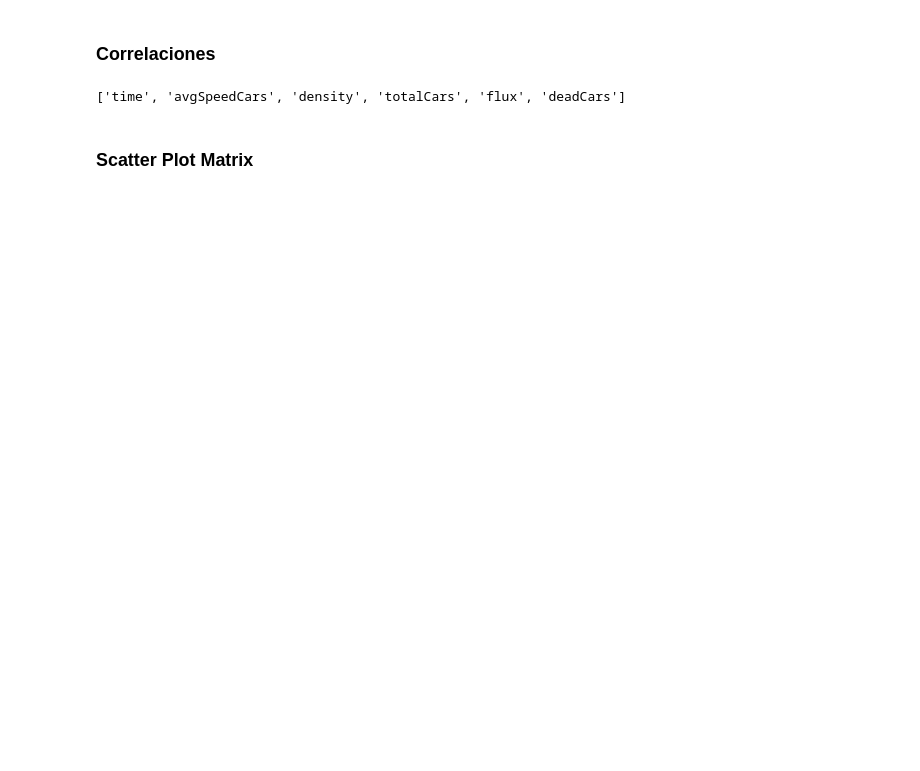
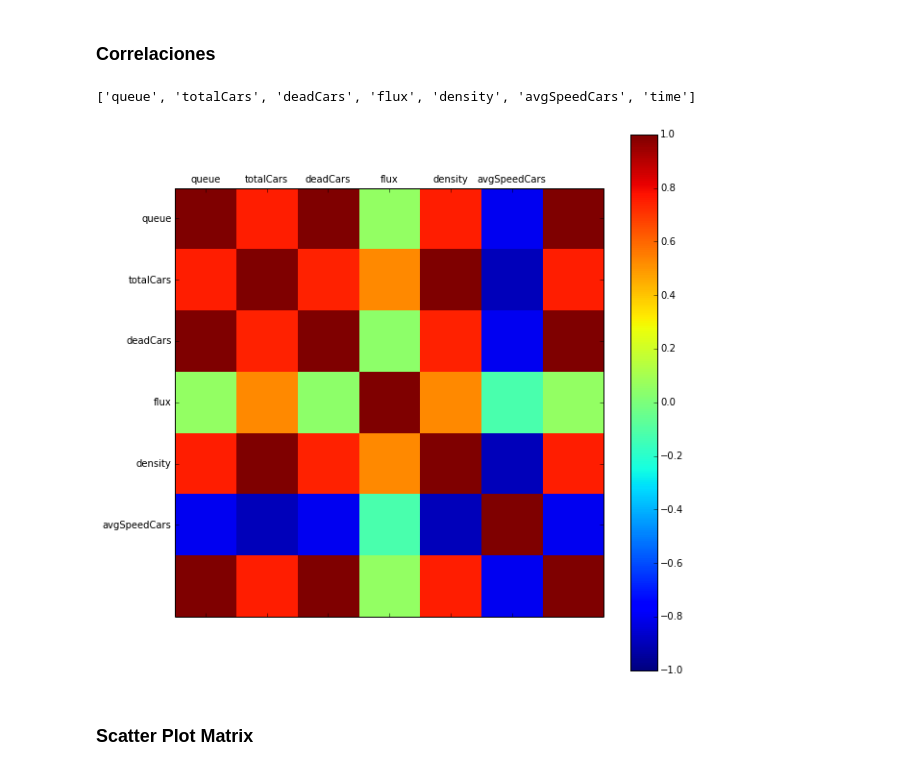
Before and after one commit to gusseppe/Nagel-Schreckenberg-simulation, a Jupyter notebook: datascience/Análisis de los resultados-multiLaneWithObstacle.ipynb, the cells around one changed output. Cells and saved outputs as stored; diff of their text form; code cells hidden in the pictures; blank space fills up the shorter version.

```diff
--- a/datascience/Análisis de los resultados-multiLaneWithObstacle.ipynb
+++ b/datascience/Análisis de los resultados-multiLaneWithObstacle.ipynb
@@ -98,19 +122,20 @@ plt.show()
 # %%
 names = list(data.columns.values)
 print names
 correlations = data.corr()
-fig = plt.figure()
+fig = plt.figure(figsize = (10, 10))
 ax = fig.add_subplot(111)
 cax = ax.matshow(correlations, vmin=-1, vmax=1)
 fig.colorbar(cax)
 ticks = np.arange(0,6,1)
 ax.set_xticks(ticks)
 ax.set_yticks(ticks)
 ax.set_xticklabels(names)
 ax.set_yticklabels(names)
 plt.show()
 # %% [output]
-['time', 'avgSpeedCars', 'density', 'totalCars', 'flux', 'deadCars']
+['queue', 'totalCars', 'deadCars', 'flux', 'density', 'avgSpeedCars', 'time']
+[figure, added]
 # %% [markdown]
 ### Scatter Plot Matrix
 # %%
```
Also changed, not shown: parts of 10 cells of this notebook, 19 other files.
